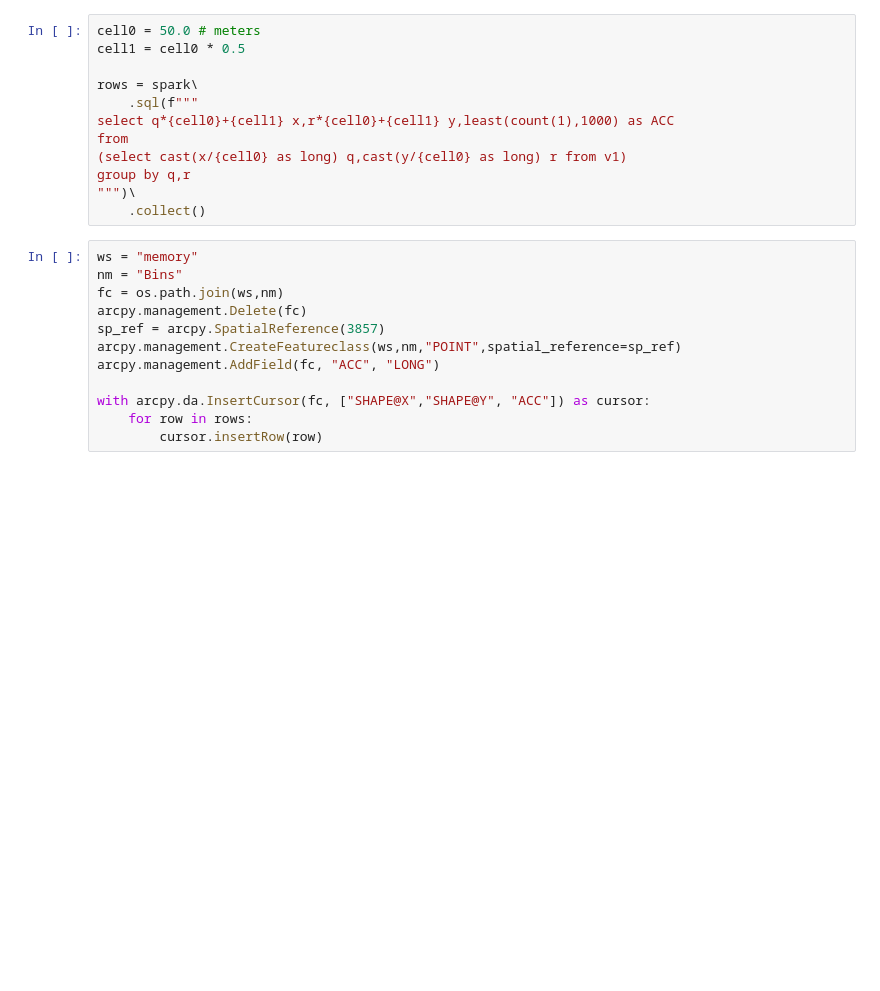
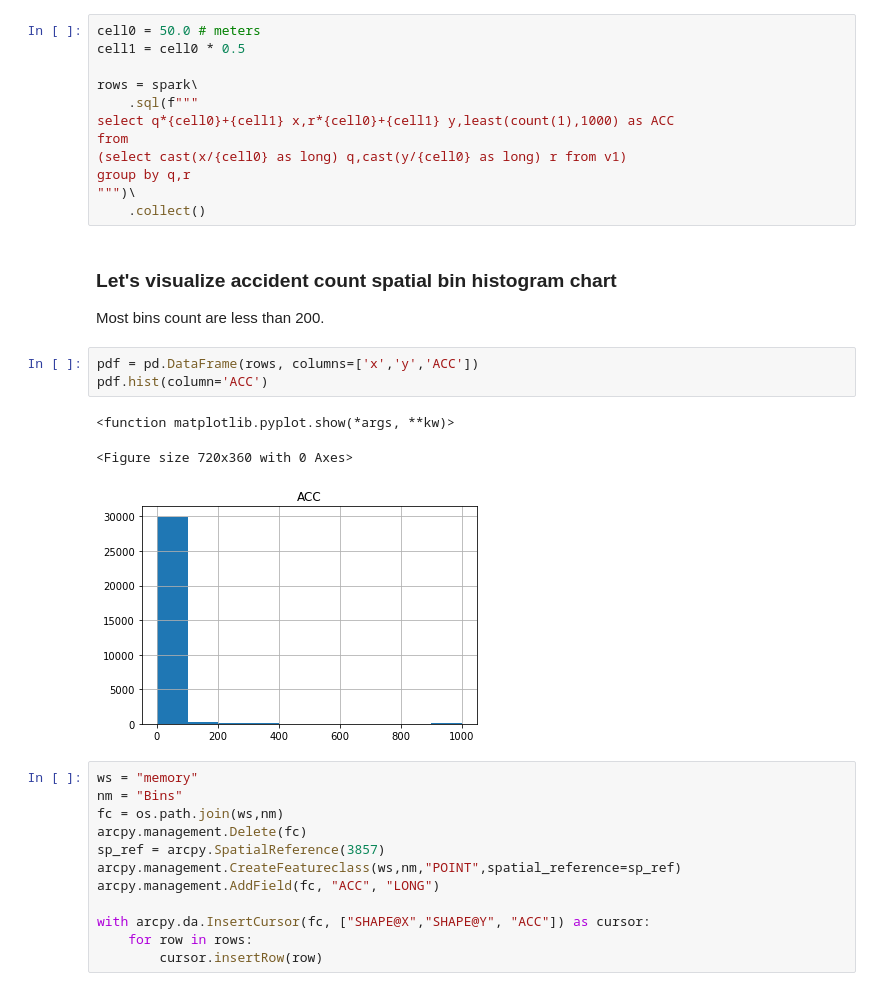
Before and after one commit to gitWayneZhang/my_Spark, a Jupyter notebook: CobbAccidentAnalysis.ipynb, the cells around one changed output. Drawn from its saved outputs; the diff is of its cells as text; blank space fills up the shorter version.

```diff
--- a/CobbAccidentAnalysis.ipynb
+++ b/CobbAccidentAnalysis.ipynb
@@ -306,6 +306,16 @@ from
 group by q,r
 """)\
     .collect()
+# %% [markdown]
+### Let's visualize accident count spatial bin histogram chart
+Most bins count are less than 200.
+# %%
+pdf = pd.DataFrame(rows, columns=['x','y','ACC'])
+pdf.hist(column='ACC')
+# %% [output]
+<function matplotlib.pyplot.show(*args, **kw)>
+<Figure size 720x360 with 0 Axes>
+[figure, added]
 # %%
 ws = "memory"
 nm = "Bins"
```
Also changed, not shown: parts of 3 cells of this notebook.
